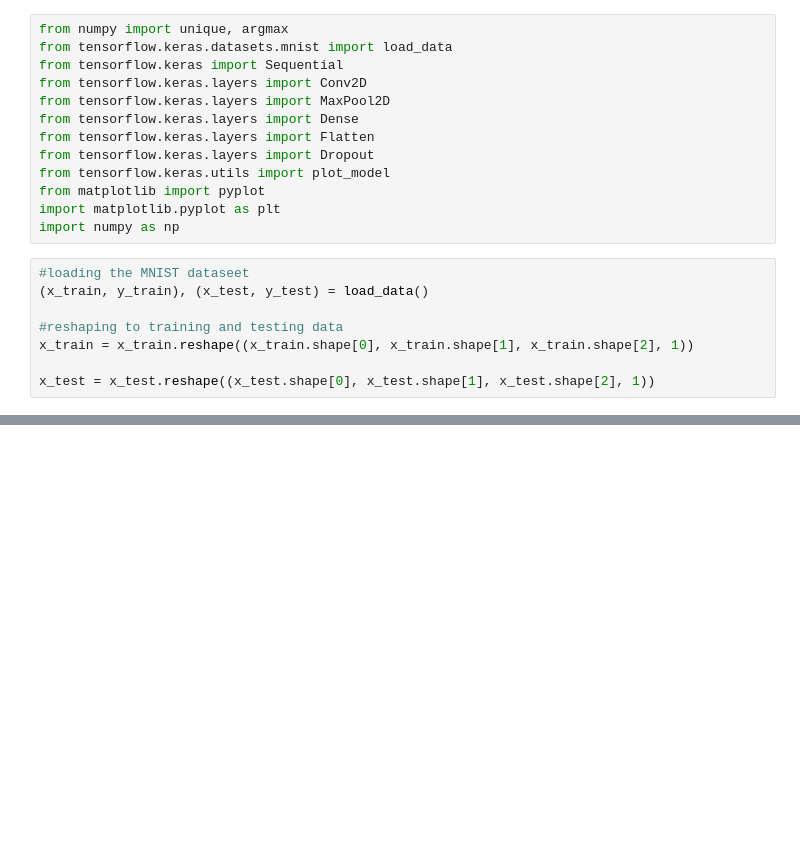
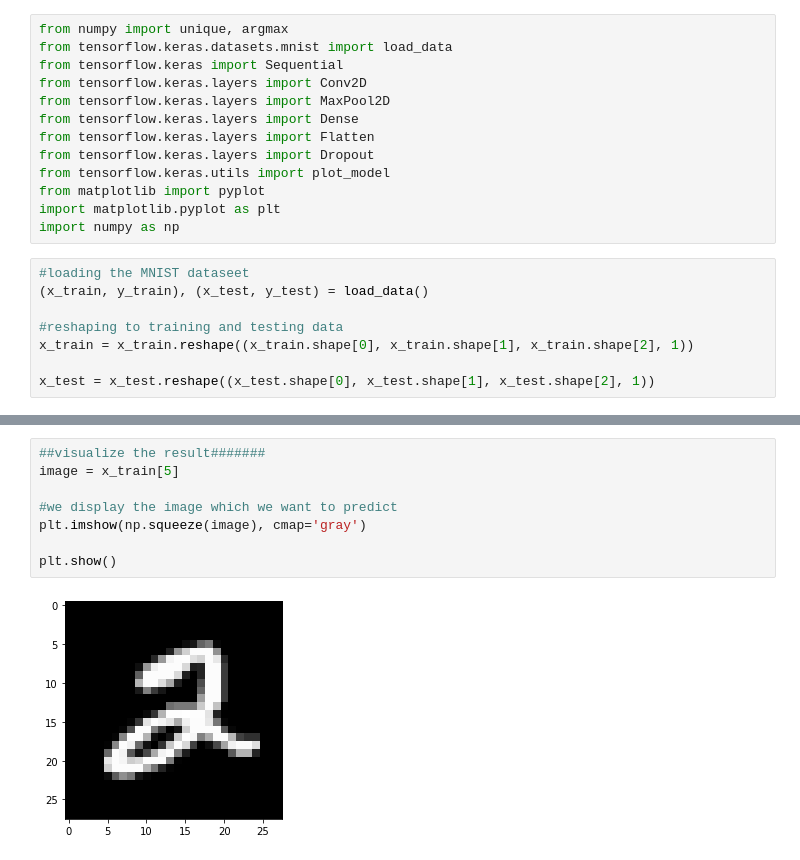
Before and after one commit to canlinzhang/ESCL, a Jupyter notebook: code/test_new_CNN.ipynb, the cells around one changed output, grey strips where cells are left out. Cells and saved outputs as stored; diff of their text form; blank space fills up the shorter version.

```diff
--- a/code/test_new_CNN.ipynb
+++ b/code/test_new_CNN.ipynb
@@ -21,0 +156,10 @@ x_test = x_test.reshape((x_test.shape[0], x_test.shape[1], x_test.shape[2], 1))
+# %%
+##visualize the result#######
+image = x_train[5]
+
+#we display the image which we want to predict
+plt.imshow(np.squeeze(image), cmap='gray')
+
+plt.show()
+# %% [output]
+[figure, added]
```
Also changed, not shown: parts of 12 cells of this notebook, 1 other file.
